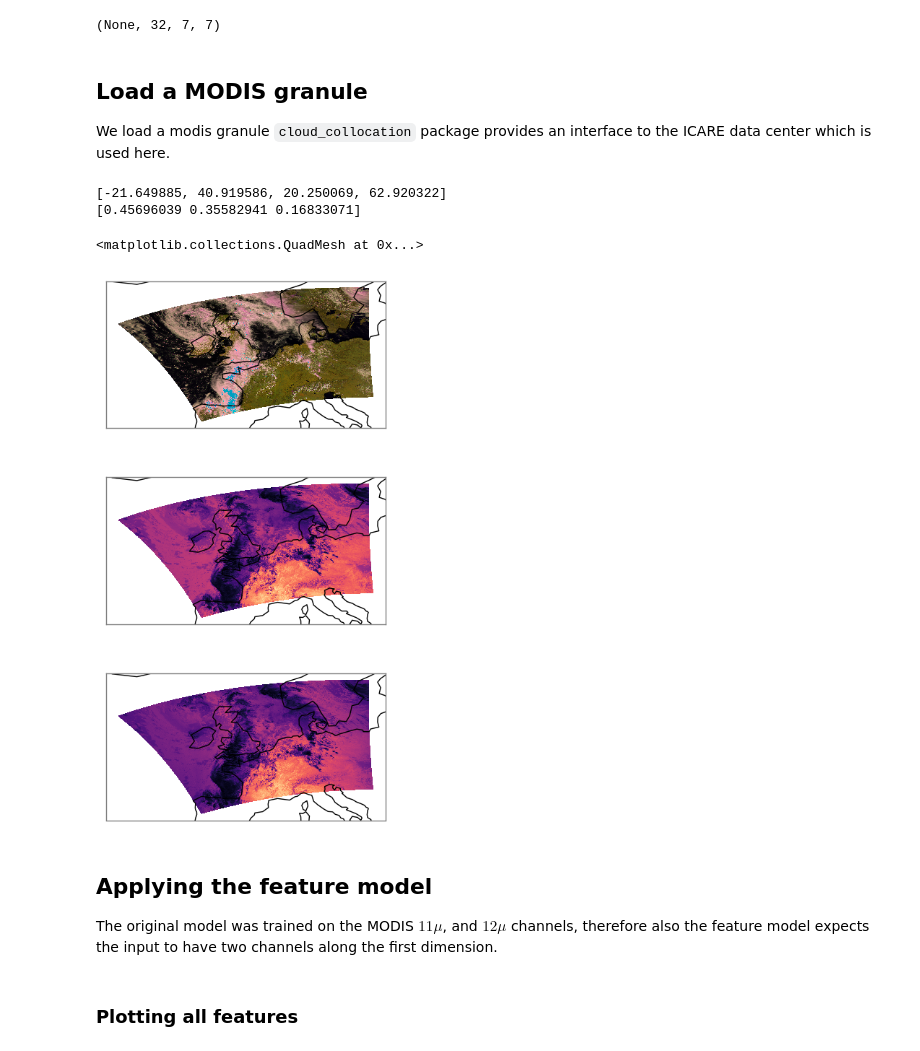
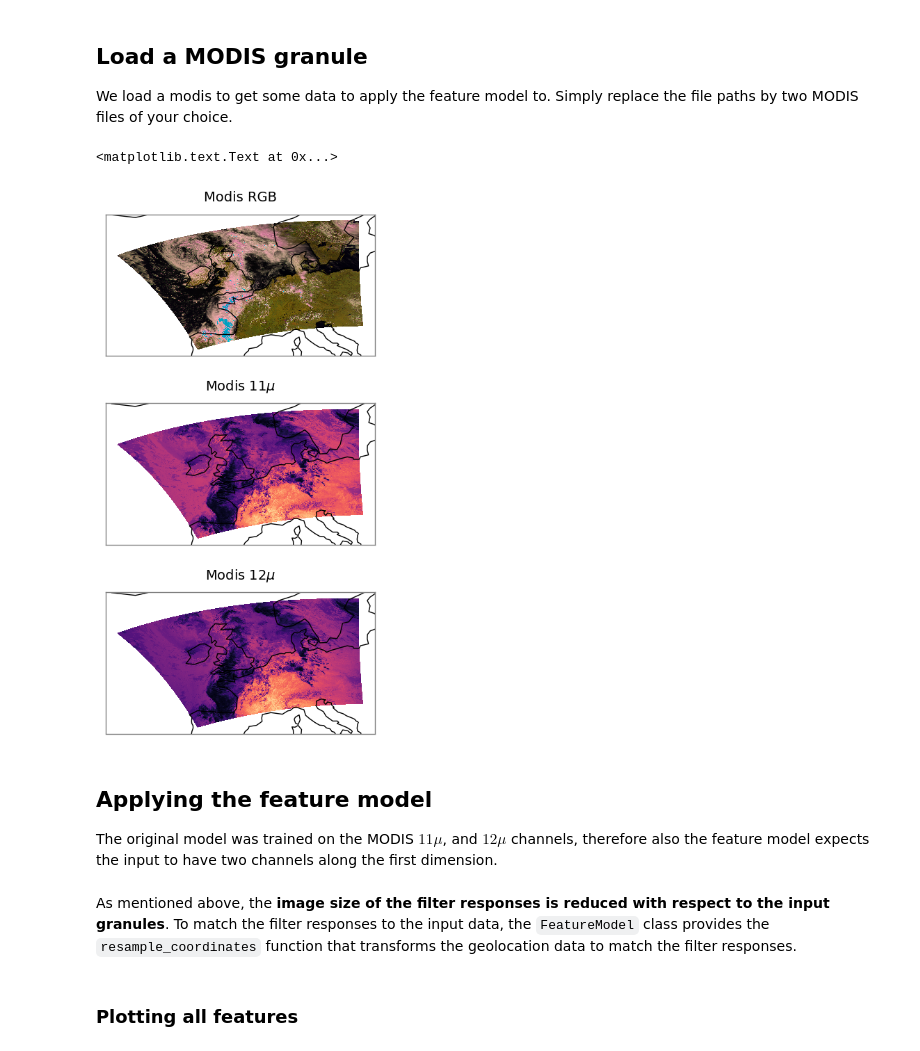
Before and after one commit to Arcane561/cloud_colocations, a Jupyter notebook: notebooks/filter_responses.ipynb, the cells around one changed output. Saved outputs shown, nothing was run; the diff lists cells and outputs as text; code cells hidden in the pictures.

```diff
--- a/notebooks/filter_responses.ipynb
+++ b/notebooks/filter_responses.ipynb
@@ -33,14 +51,10 @@ The feature model class extracts the convolutional layers from the CNN. By retai
-# %%
-cnn.model.layers[4].input_shape
-# %% [output]
-(None, 32, 7, 7)
 # %%
 from cloud_collocations.cloud_net import FeatureModel
 m = FeatureModel(cnn)
-# %% [markdown]
-## Load a MODIS granule
-
-We load a modis granule `cloud_collocation` package provides an interface to the ICARE data center which is used here.
+# %% [markdown]
+## Load a MODIS granule
+
+We load a modis to get some data to apply the feature model to. Simply replace the file paths by two MODIS files of your choice.
 # %%
 from cloud_collocations.formats import ModisMyd03, ModisMyd021km
 
@@ -51,20 +65,25 @@ modis_geo_file     = ModisMyd03(modis_geo_filename)
 # %%
 import matplotlib.gridspec as gridspec
 from cloud_collocations.plots import plot_modis_granule_composite, plot_scalar_field
 plt.figure(figsize = (5, 10))
 gs = gridspec.GridSpec(3, 1)
 plot_modis_granule_composite(modis_file, modis_geo_file, grid_spec = gs[0, 0])
+ax = plt.gca()
+ax.set_title("Modis RGB")
 
 lats = modis_geo_file.get_latitudes()
 lons = modis_geo_file.get_longitudes()
 
 plot_scalar_field(modis_file.data[30, :, :], lats, lons,  grid_spec = gs[1,0])
+ax = plt.gca()
+ax.set_title("Modis $11 \mu$")
+
 plot_scalar_field(modis_file.data[31, :, :], lats, lons, grid_spec = gs[2, 0])
+ax = plt.gca()
+ax.set_title("Modis $12 \mu$")
 # %% [output]
-[-21.649885, 40.919586, 20.250069, 62.920322]
-[0.45696039 0.35582941 0.16833071]
+<matplotlib.text.Text at 0x...>
-<matplotlib.collections.QuadMesh at 0x...>
-[figure, old version]
+[figure, new version]
 # %% [markdown]
 ## Applying the feature model
 
@@ -77,3 +93,5 @@ m = FeatureModel(cnn)
+# %% [markdown]
+As mentioned above, the **image size of the filter responses is reduced with respect to the input granules**. To match the filter responses to the input data, the `FeatureModel` class provides the `resample_coordinates` function that transforms the geolocation data to match the filter responses.
 # %%
 lats_f = m.resample_coordinates(lats)
 lons_f = m.resample_coordinates(lons)
```
Also changed, not shown: parts of 7 cells of this notebook, 1 other file.
